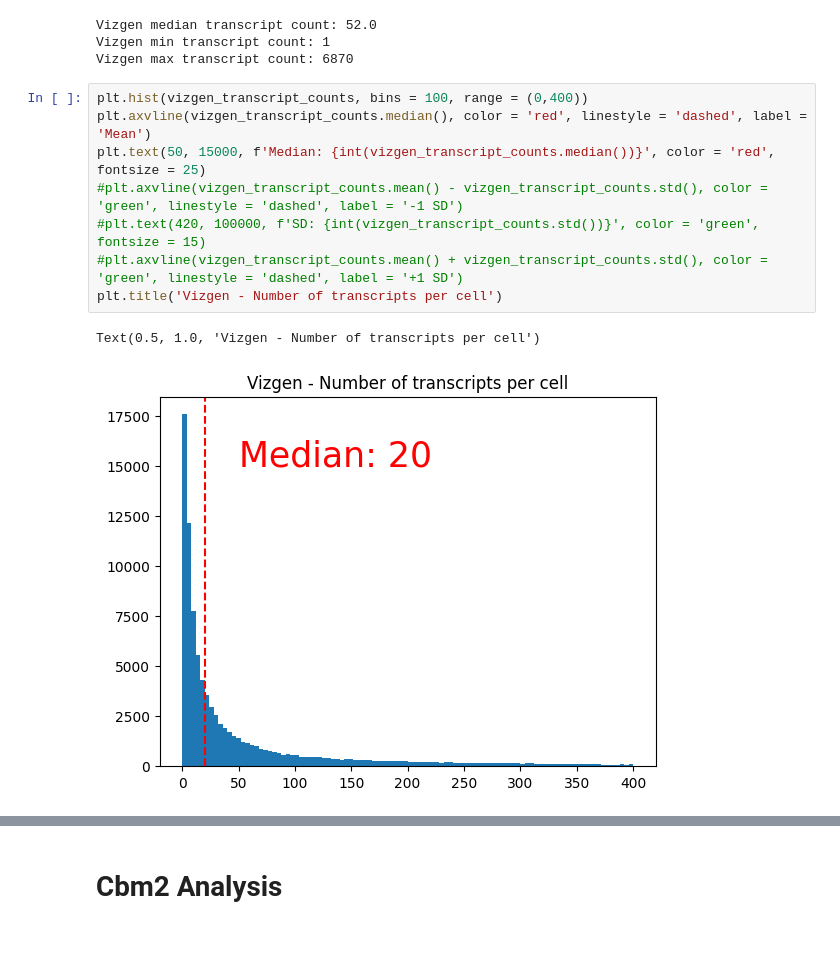
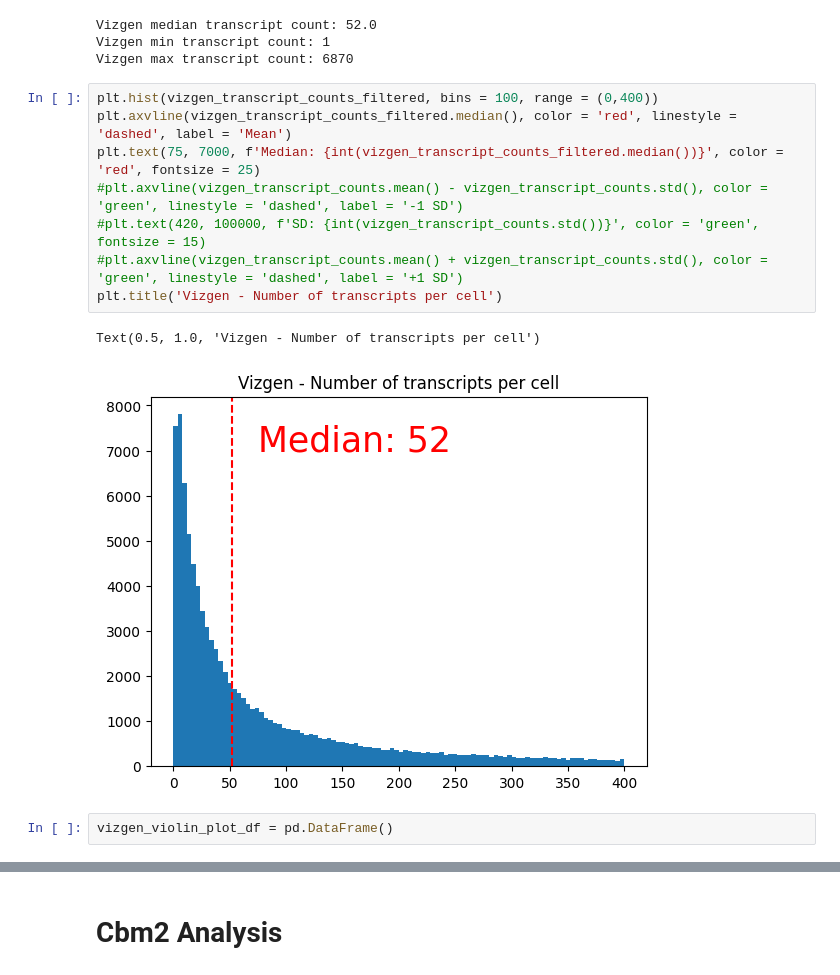
Before and after one commit to krisalejo/scRNA-seq-tech-comparisons, a Jupyter notebook: Transcripts per cell - revised.ipynb, the cells around one changed output, grey strips where cells are left out. Drawn from its saved outputs; the diff is of its cells as text; blank space fills up the shorter version.

```diff
--- a/Transcripts per cell - revised.ipynb
+++ b/Transcripts per cell - revised.ipynb
@@ -259,13 +316,15 @@ Vizgen median transcript count: 52.0
 Vizgen min transcript count: 1
 Vizgen max transcript count: 6870
 # %%
-plt.hist(vizgen_transcript_counts, bins = 100, range = (0,400))
-plt.axvline(vizgen_transcript_counts.median(), color = 'red', linestyle = 'dashed', label = 'Mean')
-plt.text(50, 15000, f'Median: {int(vizgen_transcript_counts.median())}', color = 'red', fontsize = 25)
+plt.hist(vizgen_transcript_counts_filtered, bins = 100, range = (0,400))
+plt.axvline(vizgen_transcript_counts_filtered.median(), color = 'red', linestyle = 'dashed', label = 'Mean')
+plt.text(75, 7000, f'Median: {int(vizgen_transcript_counts_filtered.median())}', color = 'red', fontsize = 25)
 #plt.axvline(vizgen_transcript_counts.mean() - vizgen_transcript_counts.std(), color = 'green', linestyle = 'dashed', label = '-1 SD')
 #plt.text(420, 100000, f'SD: {int(vizgen_transcript_counts.std())}', color = 'green', fontsize = 15)
 #plt.axvline(vizgen_transcript_counts.mean() + vizgen_transcript_counts.std(), color = 'green', linestyle = 'dashed', label = '+1 SD')
 plt.title('Vizgen - Number of transcripts per cell')
 # %% [output]
 Text(0.5, 1.0, 'Vizgen - Number of transcripts per cell')
-[figure, old version]
+[figure, new version]
+# %%
+vizgen_violin_plot_df = pd.DataFrame()
```
Also changed, not shown: parts of 41 cells of this notebook.
